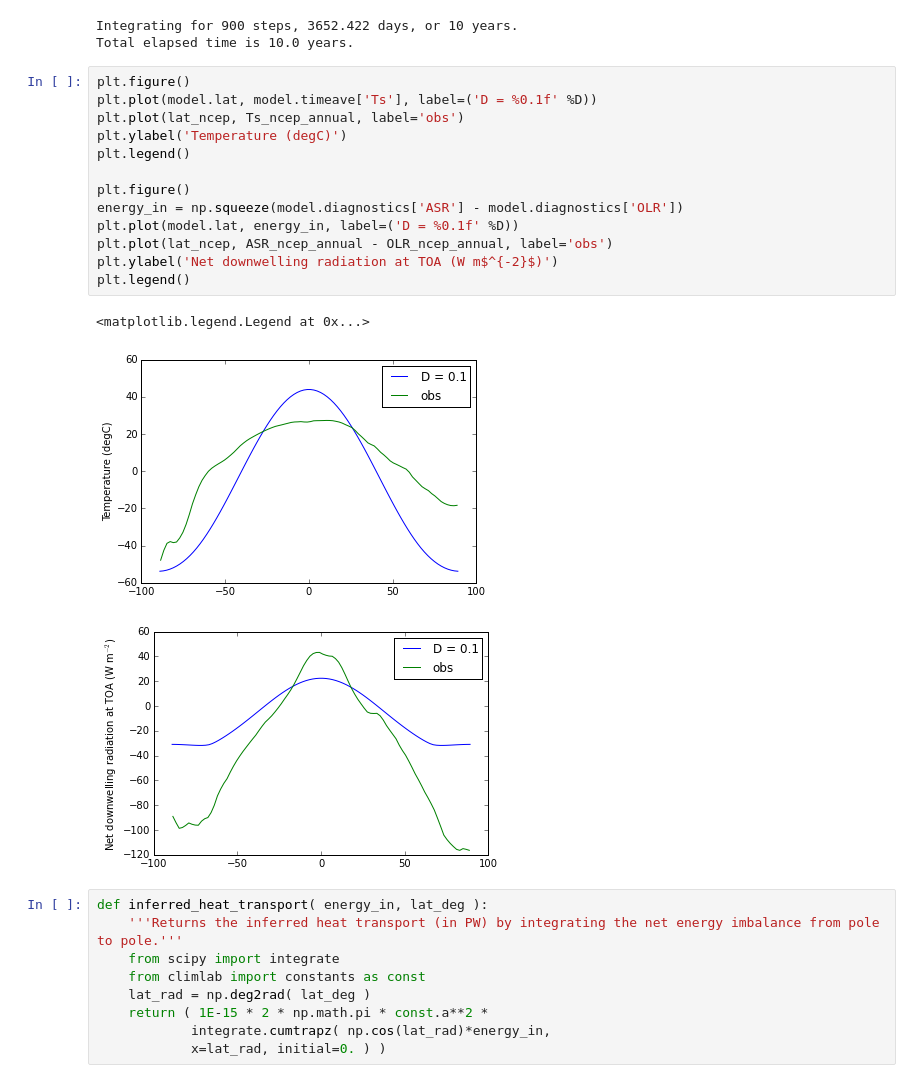
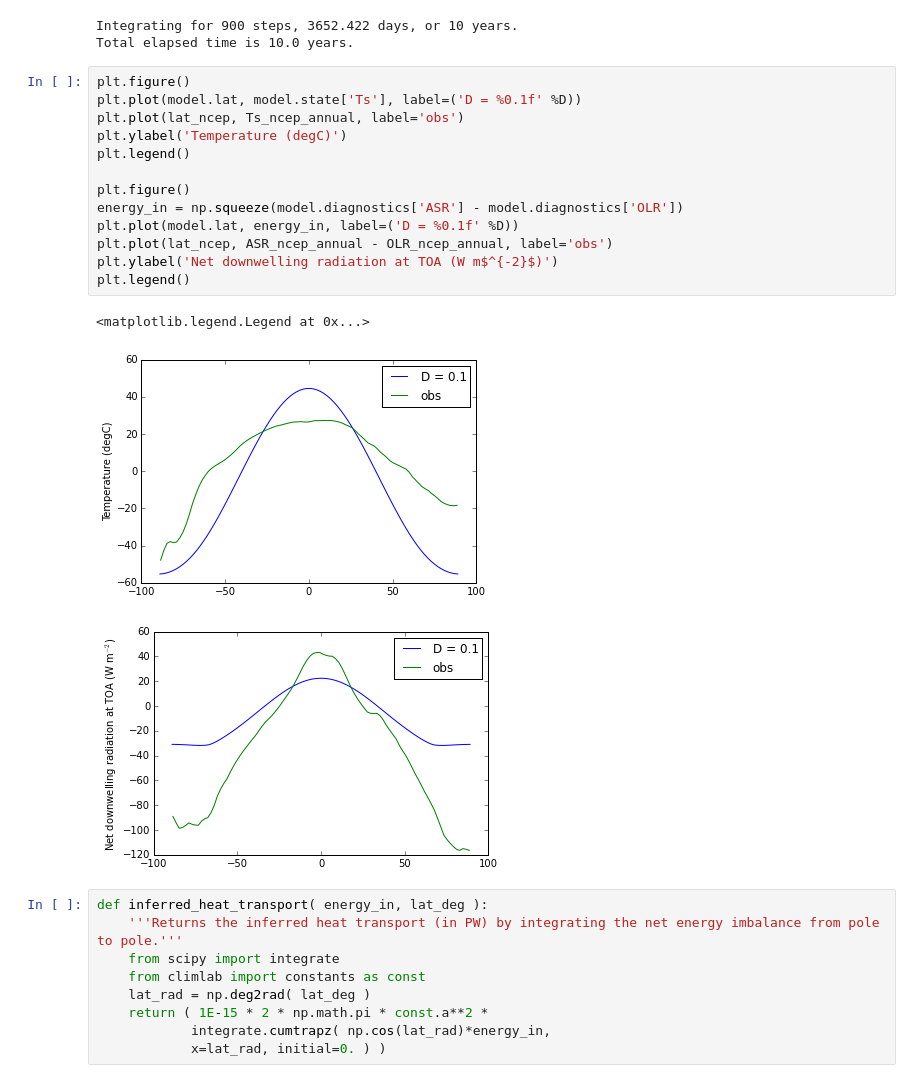
Before and after one commit to brian-rose/ClimateModeling_courseware, a Jupyter notebook: Lectures/Lecture14 -- Diffusive energy balance model.ipynb, the cells around one changed output. Saved outputs shown, nothing was run; the diff lists cells and outputs as text.

```diff
--- a/Lectures/Lecture14 -- Diffusive energy balance model.ipynb
+++ b/Lectures/Lecture14 -- Diffusive energy balance model.ipynb
@@ -500,20 +500,20 @@ Integrating for 900 steps, 3652.422 days, or 10 years.
 Total elapsed time is 10.0 years.
 # %%
 plt.figure()
-plt.plot(model.lat, model.timeave['Ts'], label=('D = %0.1f' %D))
+plt.plot(model.lat, model.state['Ts'], label=('D = %0.1f' %D))
 plt.plot(lat_ncep, Ts_ncep_annual, label='obs')
 plt.ylabel('Temperature (degC)')
 plt.legend()
 
 plt.figure()
 energy_in = np.squeeze(model.diagnostics['ASR'] - model.diagnostics['OLR'])
 plt.plot(model.lat, energy_in, label=('D = %0.1f' %D))
 plt.plot(lat_ncep, ASR_ncep_annual - OLR_ncep_annual, label='obs')
 plt.ylabel('Net downwelling radiation at TOA (W m$^{-2}$)')
 plt.legend()
 # %% [output]
 <matplotlib.legend.Legend at 0x...>
-[figure, old version]
+[figure, new version]
 [figure]
 # %%
 def inferred_heat_transport( energy_in, lat_deg ):
```
Also changed, not shown: parts of 5 cells of this notebook, 1 other file.
